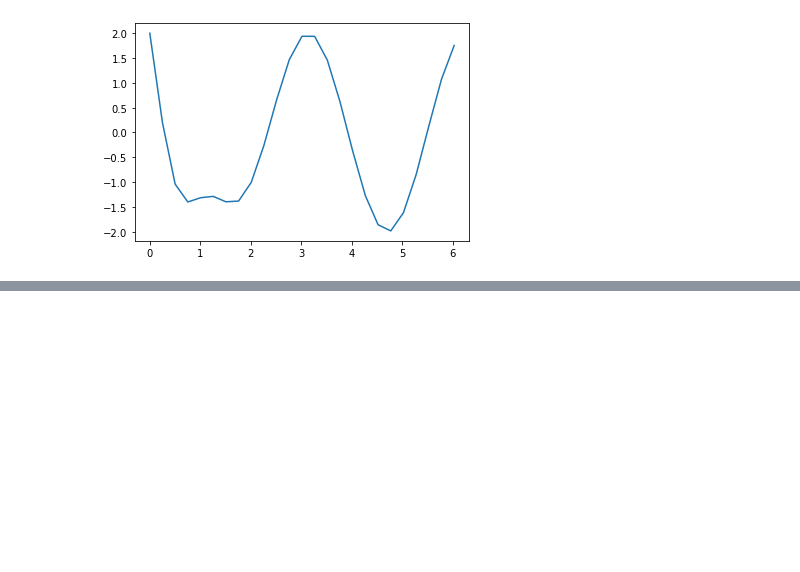
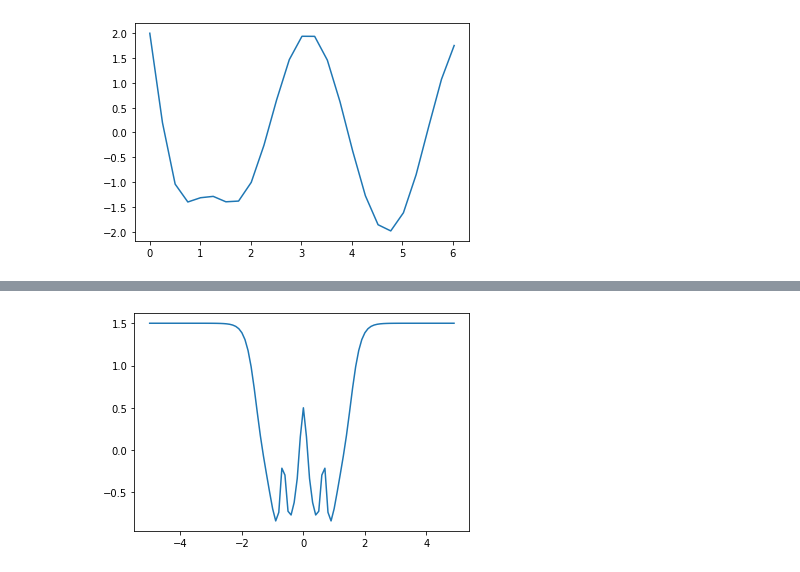
Before and after one commit to tequilahub/tequila, a Jupyter notebook: tutorials/BasicUsage.ipynb, the cells around one changed output, grey strips where cells are left out. Saved outputs shown, nothing was run; the diff lists cells and outputs as text; code cells hidden in the pictures; blank space fills up the shorter version.

```diff
--- a/tutorials/BasicUsage.ipynb
+++ b/tutorials/BasicUsage.ipynb
@@ -508,0 +534,17 @@ types     = not compiled
+# %%
+# All in one
+
+a = tq.Variable("a")
+U = tq.gates.Ry(angle=(-a**2).apply(tq.numpy.exp)*pi, target=0)
+U += tq.gates.X(target=1, control=0)
+
+H = tq.QubitHamiltonian.from_string("-1.0*X(0)X(1)+0.5Z(0)+Y(1)")
+
+E = tq.ExpectationValue(H=H, U=U)
+dE = tq.grad(E, "a")
+
+objective = E + (-dE**2).apply(tq.numpy.exp)
+
+param, values = compile_and_evaluate(objective, steps=100, start =-5, stop=5);
+# %% [output]
+[figure, added]
```
Also changed, not shown: parts of 14 cells of this notebook, 6 other files.
